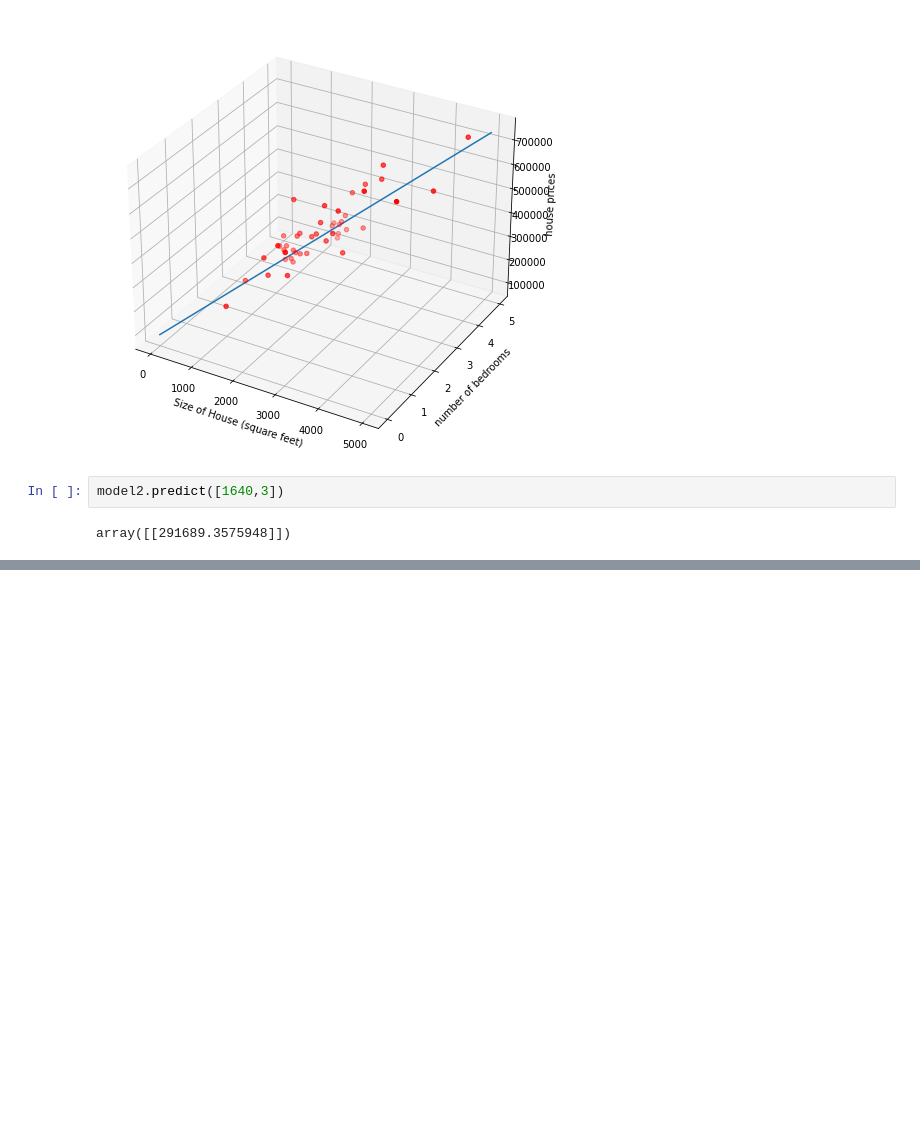
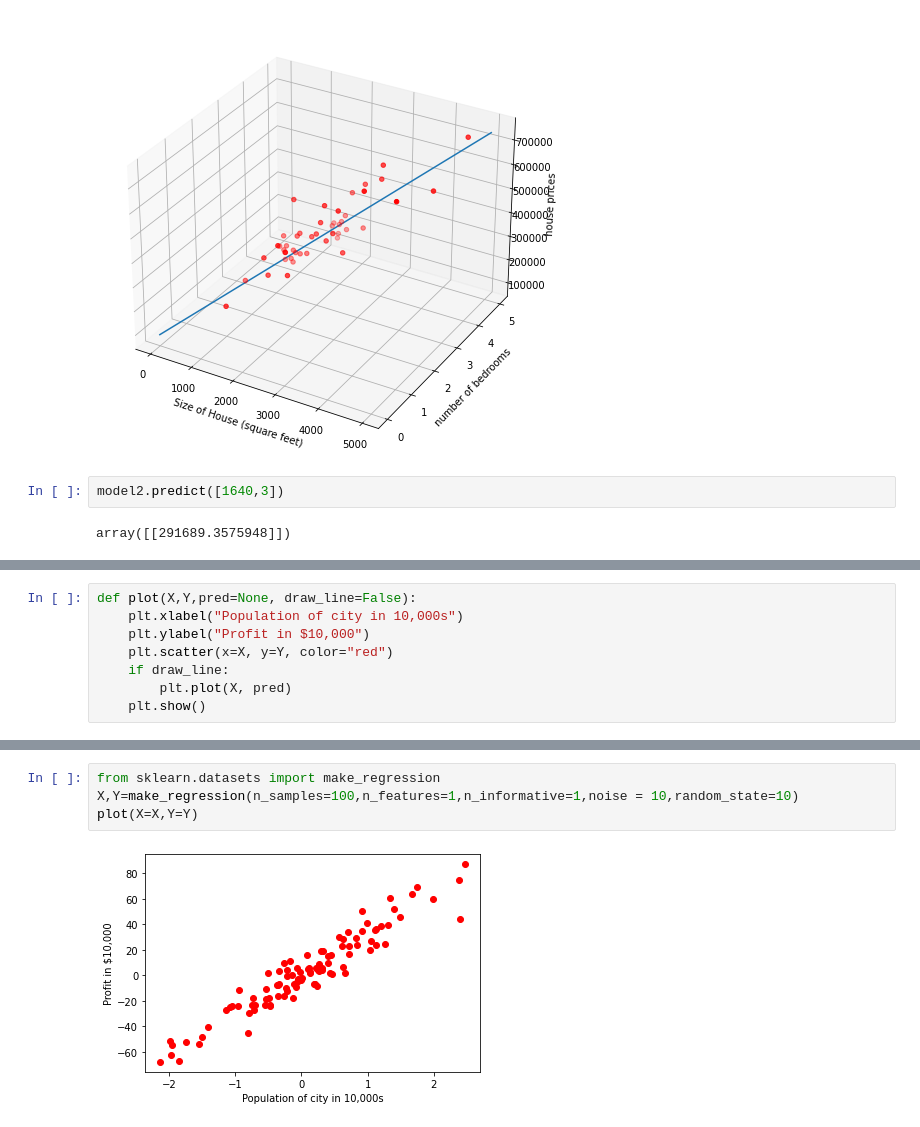
Before and after one commit to SwayamInSync/demystifying_machine_learning, a Jupyter notebook: linear_regression/notebook.ipynb, the cells around one changed output, grey strips where cells are left out. Drawn from its saved outputs; the diff is of its cells as text; blank space fills up the shorter version.

```diff
--- a/linear_regression/notebook.ipynb
+++ b/linear_regression/notebook.ipynb
@@ -159,0 +162,8 @@ array([[291689.3575948]])
+# %%
+def plot(X,Y,pred=None, draw_line=False):
+    plt.xlabel("Population of city in 10,000s")
+    plt.ylabel("Profit in $10,000")
+    plt.scatter(x=X, y=Y, color="red")
+    if draw_line:
+        plt.plot(X, pred)
+    plt.show()
@@ -159,0 +238,6 @@ array([[291689.3575948]])
+# %%
+from sklearn.datasets import make_regression
+X,Y=make_regression(n_samples=100,n_features=1,n_informative=1,noise = 10,random_state=10)
+plot(X=X,Y=Y)
+# %% [output]
+[figure, added]
```
Also changed, not shown: parts of 6 cells of this notebook, 4 other files.
